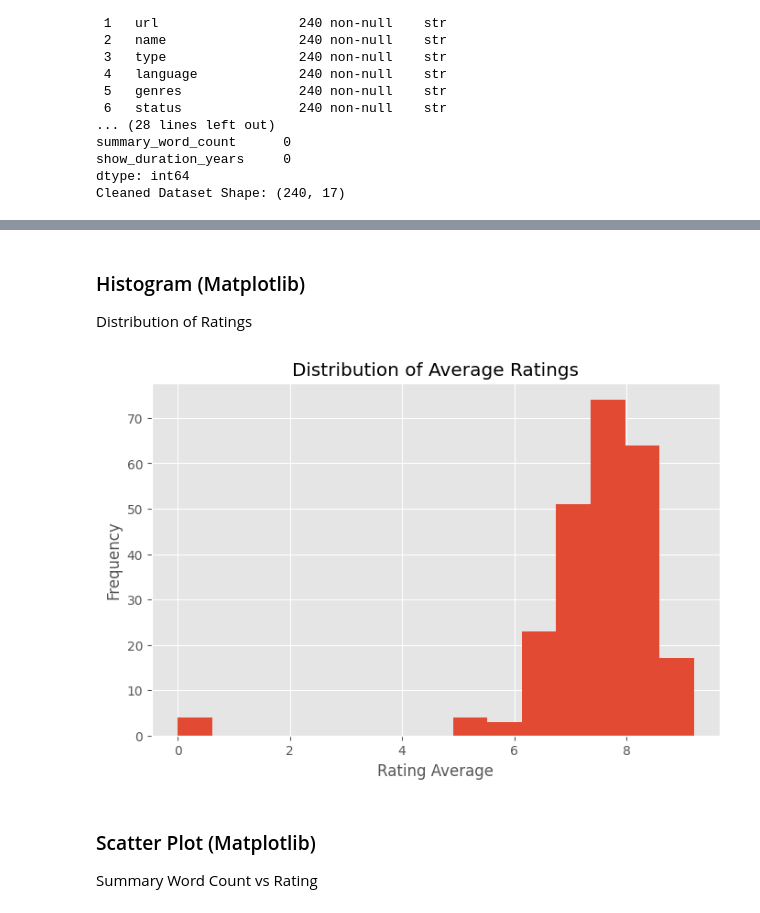
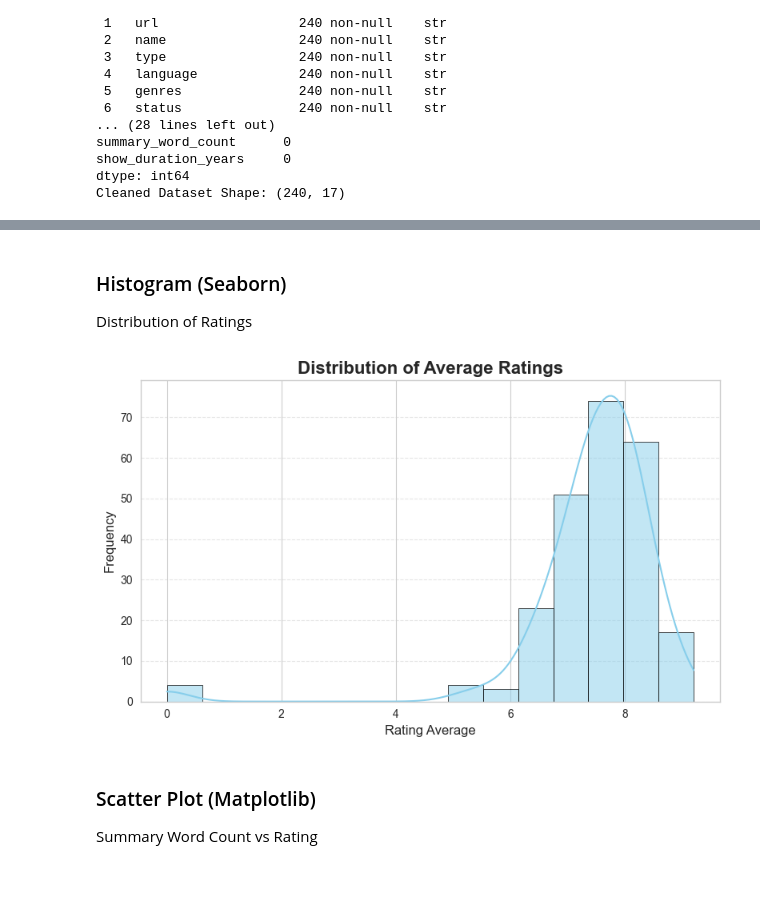
Before and after one commit to MaharjanSumit-59/AI_Data_Internship, a Jupyter notebook: week_6(Data_Visualization)/Task_1/task1.ipynb, the cells around one changed output, grey strips where cells are left out. Drawn from its saved outputs; the diff is of its cells as text; code cells hidden in the pictures; blank space fills up the shorter version.

```diff
--- a/week_6(Data_Visualization)/Task_1/task1.ipynb
+++ b/week_6(Data_Visualization)/Task_1/task1.ipynb
@@ -123,17 +216,43 @@ plt.show()
 # %% [markdown]
-### Histogram (Matplotlib)
+### Histogram (Seaborn)
 Distribution of Ratings
 # %%
-plt.figure(figsize=(8,5))
-plt.hist(df["rating_average"], bins=15)
+# Set style
+sns.set_style("whitegrid")
 
-plt.title("Distribution of Average Ratings")
-plt.xlabel("Rating Average")
-plt.ylabel("Frequency")
+# Create figure
+plt.figure(figsize=(8, 5))
 
+# Histogram with KDE curve
+sns.histplot(
+    data=df,
+    x="rating_average",
+    bins=15,
+    kde=True,
+    color="skyblue",
+    edgecolor="black"
+)
+
+# Titles and labels
+plt.title(
+    "Distribution of Average Ratings",
+    fontsize=16,
+    fontweight='bold'
+)
+
+plt.xlabel("Rating Average", fontsize=12)
+plt.ylabel("Frequency", fontsize=12)
+
+# Add grid
+plt.grid(axis='y', linestyle='--', alpha=0.5)
+
+# Adjust layout
+plt.tight_layout()
+
+# Show plot
 plt.show()
 # %% [output]
-[figure, old version]
+[figure, new version]
 # %% [markdown]
 ### Scatter Plot (Matplotlib)
 Summary Word Count vs Rating
```
Also changed, not shown: parts of 12 cells of this notebook.
